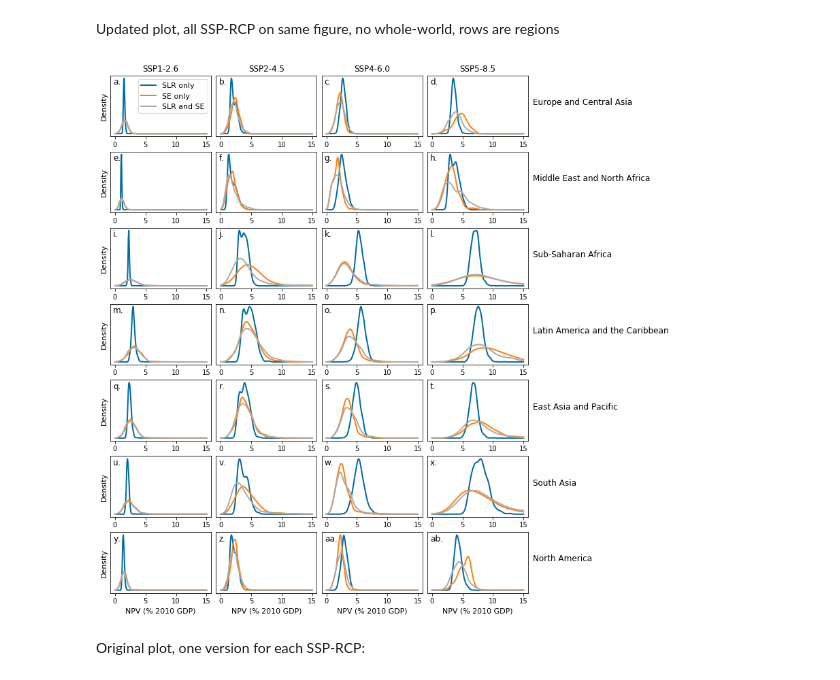
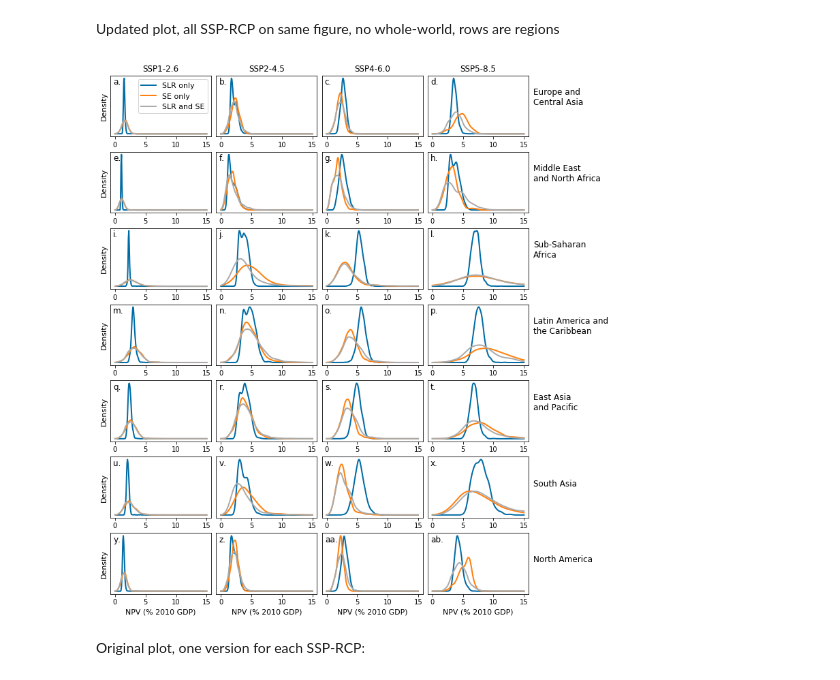
Before and after one commit to raddleverse/CIAM_uncertainty_propagation, a Jupyter notebook: work_uncertainty_propagation/plotsAndAnalysis_uncertaintyPropagation.ipynb, the cells around one changed output. Saved outputs shown, nothing was run; the diff lists cells and outputs as text; code cells hidden in the pictures.

```diff
--- a/work_uncertainty_propagation/plotsAndAnalysis_uncertaintyPropagation.ipynb
+++ b/work_uncertainty_propagation/plotsAndAnalysis_uncertaintyPropagation.ipynb
@@ -331,7 +331,13 @@ Updated plot, all SSP-RCP on same figure, no whole-world, rows are regions
 panels = ["a.","b.","c.","d.","e.","f.","g.","h.","i.","j.","k.","l.","m.", \
           "n.","o.","p.","q.","r.","s.","t.","u.","v.","w.","x.","y.","z.", \
           "aa.","ab.","ac.","ad."]
-
+region_labels = ["Europe and\nCentral Asia",
+                 "Middle East\nand North Africa",
+                 "Sub-Saharan\nAfrica",
+                 "Latin America and\nthe Caribbean",
+                 "East Asia\nand Pacific",
+                 "South Asia",
+                 "North America"]
 fig, ax = plt.subplots(7,4,figsize=(11,14))
 fig.subplots_adjust(hspace=.25,wspace=0.05)
 bins = range(0,20,1)
@@ -340,35 +346,35 @@ pan = 0
 for rgn in regions:
     for scen in scenarios:
         ssp,rcp = scen
         row, col = int(pan/4), pan%4
         ax[row][col].plot(x, kde_plot[scen]["S"][rgn], linewidth=2, color="C0", label="SLR only")
         ax[row][col].plot(x, kde_plot[scen]["C"][rgn], linewidth=2, color="C1", label="SE only")
         ax[row][col].plot(x, kde_plot[scen]["SC"][rgn], linewidth=2, color="C2", label="SLR and SE")
         if row==6:
             ax[row][col].set_xlabel("NPV (% 2010 GDP)", fontsize=11)
         if col==0:
             ax[row][col].set_ylabel("Density", fontsize=11);
         ax[row][col].set_yticks([])
         if row==0:
             if col==0:
                 ax[row][col].set_title("SSP1-2.6", fontsize=12)
             elif col==1:
                 ax[row][col].set_title("SSP2-4.5", fontsize=12)
             elif col==2:
                 ax[row][col].set_title("SSP4-6.0", fontsize=12)
             elif col==3:
                 ax[row][col].set_title("SSP5-8.5", fontsize=12)
         ylims = ax[row][col].get_ylim(); top = ylims[1]*0.85; ax[row][col].text(-0.3,top, panels[pan], fontsize=12);
         xlims = ax[row][col].get_xlim(); right = xlims[1]*1.05; mid = ylims[1]*0.5
         if col==3:
-            ax[row][col].text(right,mid,rgn,fontsize=12)
+            ax[row][col].text(right,mid,region_labels[row],fontsize=12)
         if pan==0:
             ax[row][col].legend(fontsize=11)
         pan += 1
 
 fig.savefig(plotdir+"/regional_damages_ssprcp.pdf", bbox_inches='tight')
 # %% [output]
-[figure, old version]
+[figure, new version]
 # %% [markdown]
 Original plot, one version for each SSP-RCP:
 # %%
```
Also changed, not shown: 1 other file.
